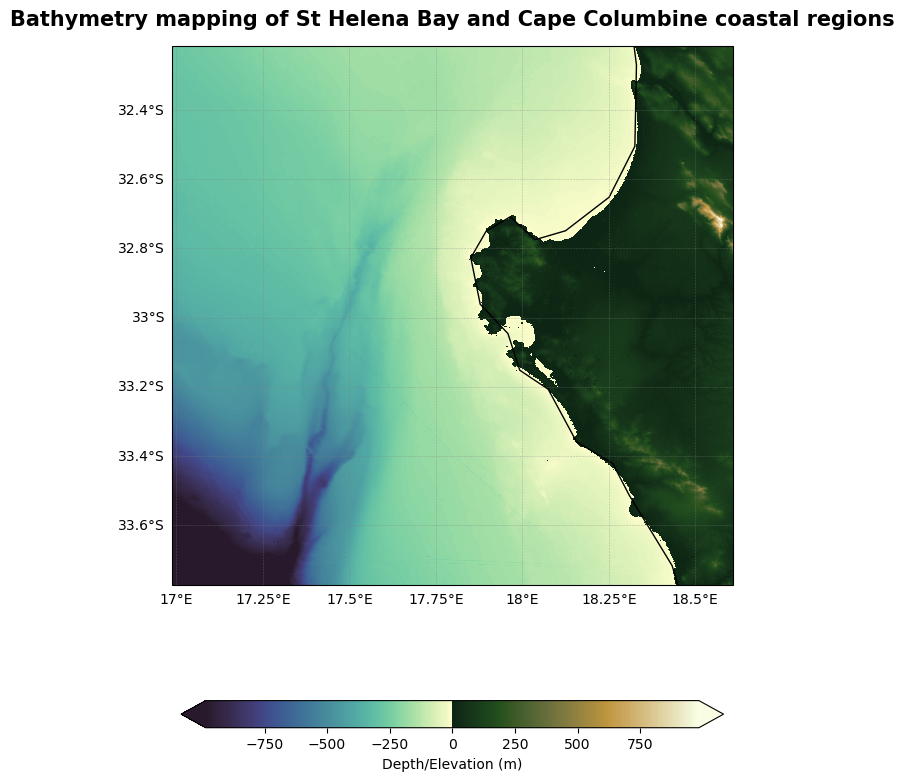
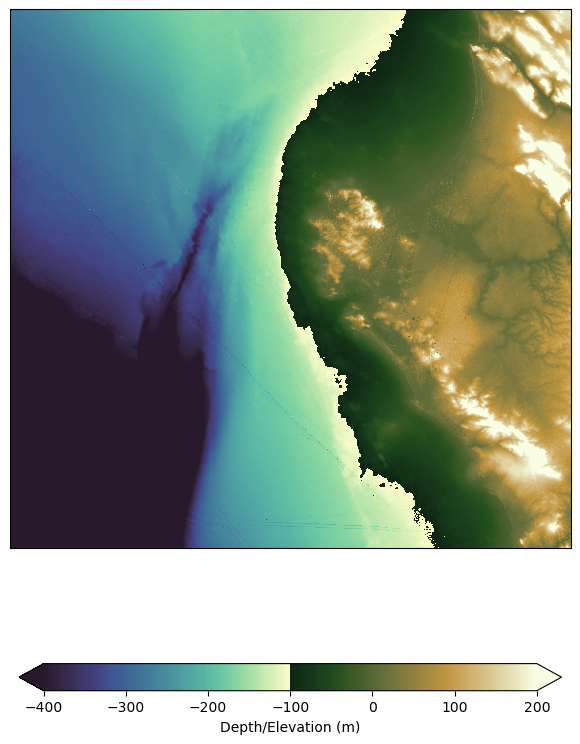
The notebook cell's code change between the first figure and the second:
--- before
+++ after
@@ -8,10 +8,18 @@
 bathy['altitude'].plot(
     ax=axis,
-    cmap=cmocean.cm.topo,           
-    robust=True,
+    cmap=cmocean.cm.topo,
+    vmin=-400,   # Focus on shelf and bay depths
+    vmax=200,    # Keep coastal region visible but not exaggerated
     cbar_kwargs={"orientation": "horizontal", "shrink": 0.7,
                  'label':'Depth/Elevation (m)'},
     transform=ccrs.PlateCarree()
-)        
+)      
+# Add major bathymetry contours (must be increasing!)
+contours = axis.contour(
+    bathy['lon'], bathy['lat'], bathy['altitude'],
+    levels=[-400, -300, -200, -100, -50],  # increasing order
+    colors='black', linewidths=0.8, transform=ccrs.PlateCarree()
+)
+axis.clabel(contours, inline=True, fontsize=8, fmt='%d m')
 
 # Add coastlines
@@ -25,9 +33,9 @@
 
 # Plot the bathymetry map
-plt.title('Bathymetry mapping of St Helena Bay and Cape Columbine coastal regions',
+plt.title('Bathymetry mapping of St Helena Bay and Cape Columbine coastal region',
   fontsize=15,
     weight="bold",
     pad=15
          )                 
-plt.savefig('bathy st helena & cape columbine.png', dpi=300, bbox_inches='tight')
+plt.savefig('bathy st helena & cape columbine coastal region.png', dpi=300, bbox_inches='tight')
 plt.show()

Commit: E5 Notebook